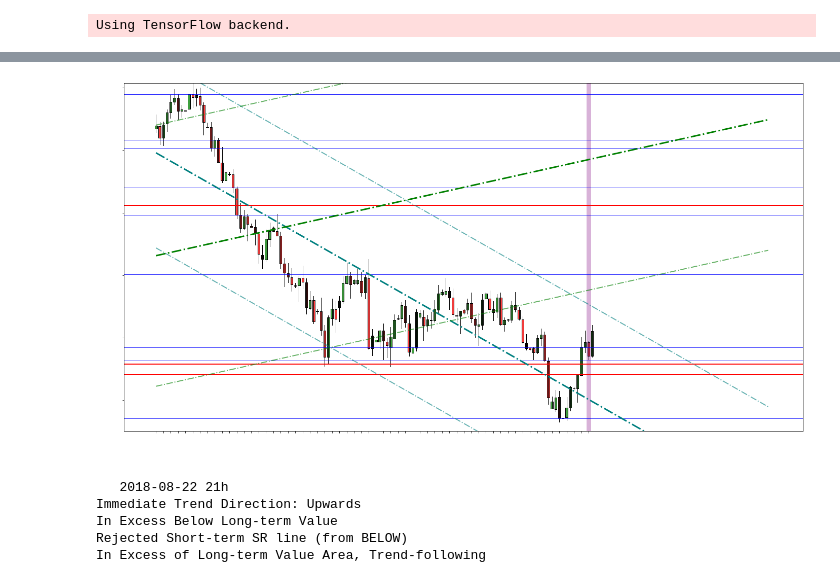
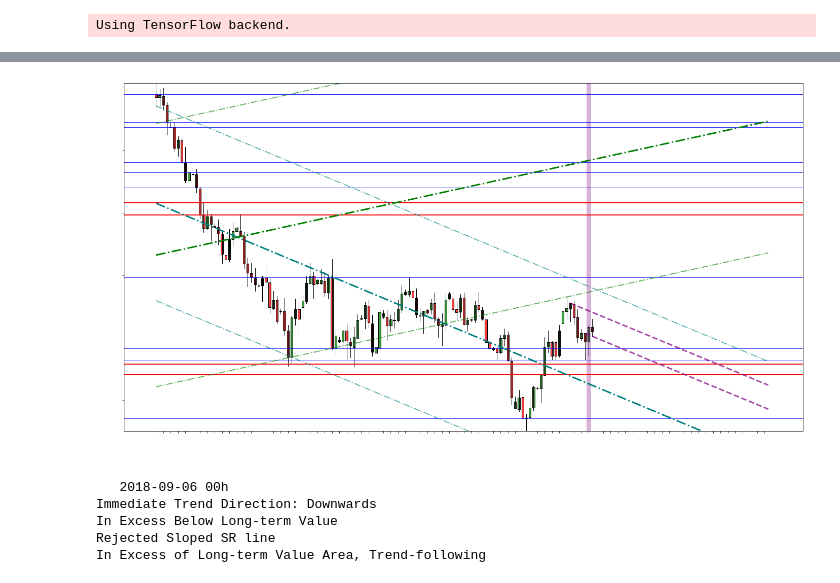
Before and after one commit to recorn007/trading-analysis, a Jupyter notebook: Current datetime, with API for getting pricebars.ipynb, the cells around one changed output, grey strips where cells are left out. Saved outputs shown, nothing was run; the diff lists cells and outputs as text; code cells hidden in the pictures.

Commit message:
Turned the API delta candles into complete functions, with a single call to get the analyzed plot

```diff
--- a/Current datetime, with API for getting pricebars.ipynb
+++ b/Current datetime, with API for getting pricebars.ipynb
@@ -78 +54,18 @@ df.tail()
+# %%
+def split_df(instr, freq, period, len_longterm, len_window):
+    df = get_df_deltas(instr, freq, period)
+
+    min_w_lt = max(0, len(df)-len_longterm)
+    min_w = max(0, len(df)-len_window)
+    max_w = len(df)-2                                 # execute new_datetime on penultimate candle for analysis
+
+    df_longterm = df.iloc[min_w_lt:max_w, :].copy()   # so wait til close of the candle to make proper IPDE's
+    df_window = df.iloc[min_w:max_w, :].copy()
+    df_lastclosed = df.iloc[max_w, :].copy()
+
+    df_window = df_window_cols(df_window)
+# Save df to local csv
+    df.iloc[max(0, min_w_lt-2):, :].to_csv(r'datasets/{} {}{}.csv'.format(instr, freq, period))
+
+    return df_longterm, df_window, df_lastclosed
 # %%
@@ -98,12 +86,30 @@ df_longterm, df_window, shortterm_SR, longterm_SR, shortterm_trend, st_lower, st
 # %%
-warnings.simplefilter(action='ignore', category=DeprecationWarning)
-df_window_plt = df_window.append(df.iloc[-1].copy()).drop(df_window.index[0])
-df_window_plt = df_window_plt.reindex(df_window_plt.index.append(pd.date_range(df_window_plt.index[-1], periods=49, freq='4H', closed='right')))
-plot_ticks(df_window_plt, longterm_SR, shortterm_SR, longterm_trend.reindex(df_window.index, axis=0), lt_lower.reindex(df_window.index, axis=0), lt_upper.reindex(df_window.index, axis=0), shortterm_trend, st_lower, st_upper, sloped_sr_lines, sloped_sr_lines_starts)
+def get_analyzed_plot(instr, freq, period, len_longterm, len_window):
+    df_longterm, df_window, df_lastclosed = split_df(**locals())
+# Run new_datetime_complete. Adjust parameters as needed
+    df_longterm, df_window, shortterm_SR, longterm_SR, shortterm_trend, st_lower, st_upper, longterm_trend, lt_lower, lt_upper, sloped_sr_lines, sloped_sr_lines_starts \
+        = new_datetime_complete(df_longterm, df_window, df_lastclosed, \
+                                pip_closeness_tol=0.0008, keep_df_size=(len(df_longterm) > len_longterm))
+    # WARNING STILL NEEDED?
+    #warnings.simplefilter(action='ignore', category=DeprecationWarning)
+    if len(df_lastclosed) != 5: df_window_plt = df_window.append(df_lastclosed.iloc[-1:]).drop(df_window.index[0])
+    else: df_window_plt = df_window.drop(df_window.index[0])
+
+    df_window_plt = df_window_plt.reindex(df_window_plt.index.append(
+        pd.date_range(df_window_plt.index[-1], periods=49, freq='{}{}'.format(freq, period), closed='right')))
+
+    plot_ticks(df_window_plt, longterm_SR, shortterm_SR,
+               longterm_trend.reindex(df_window.index, axis=0),
+               lt_lower.reindex(df_window.index, axis=0), lt_upper.reindex(df_window.index, axis=0),
+               shortterm_trend, st_lower, st_upper,
+               sloped_sr_lines, sloped_sr_lines_starts)
+    return
-# %% [output]
-[figure, removed]
-   2018-08-22 21h
-Immediate Trend Direction: Upwards
-In Excess Below Long-term Value
-Rejected Short-term SR line (from BELOW)
-In Excess of Long-term Value Area, Trend-following
+# %%
+get_analyzed_plot('EUR_USD', '1', 'D', len_longterm=552, len_window=122)
+# %% [output]
+[figure, added]
+   2018-09-06 00h
+Immediate Trend Direction: Downwards
+In Excess Below Long-term Value
+Rejected Sloped SR line
+In Excess of Long-term Value Area, Trend-following
```
Also changed, not shown: parts of 9 cells of this notebook, 4 other files.
